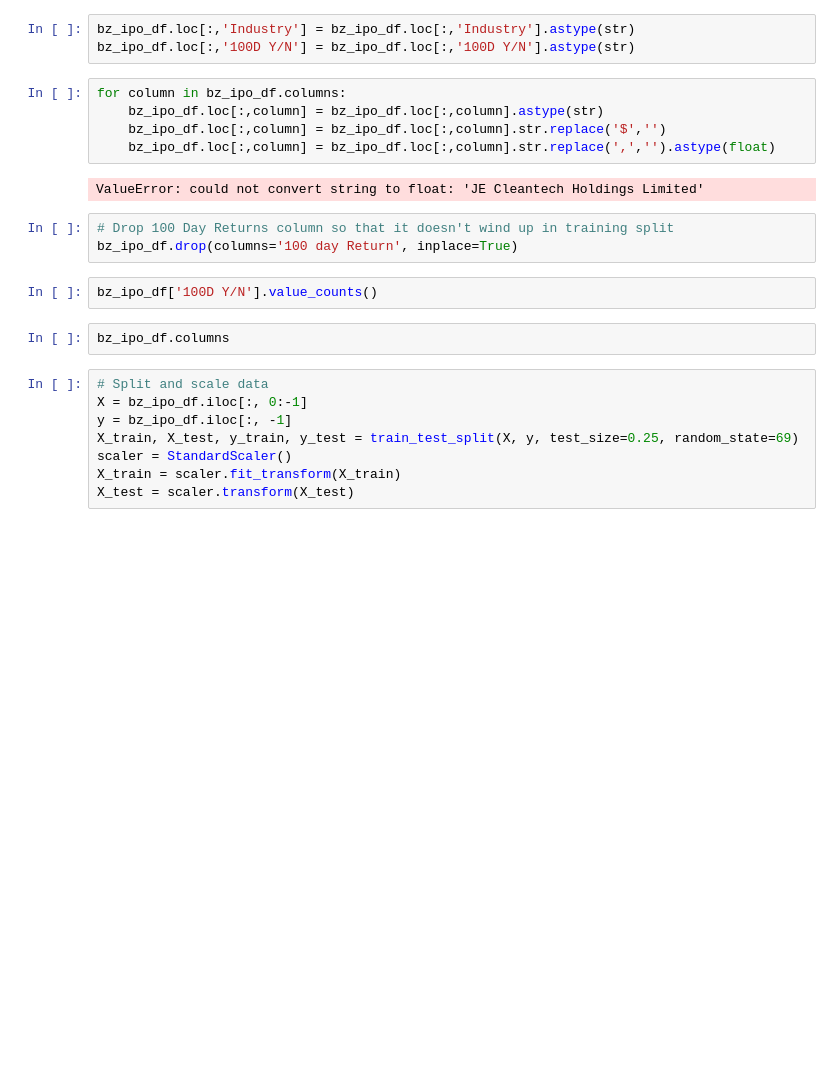
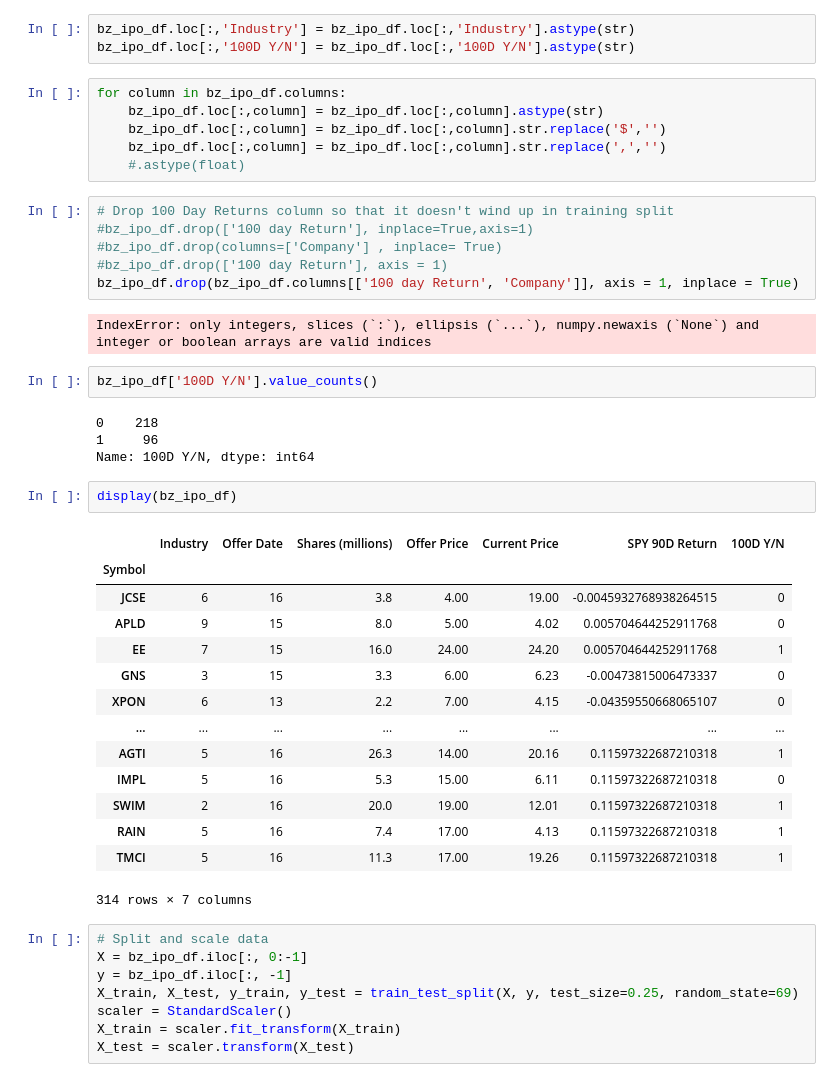
Before and after one commit to StrawhatRA/IPO_Learning, a Jupyter notebook: IPO-2.ipynb, the cells around one changed output. Saved outputs shown, nothing was run; the diff lists cells and outputs as text; blank space fills up the shorter version.

```diff
--- a/IPO-2.ipynb
+++ b/IPO-2.ipynb
@@ -270,16 +269,39 @@ bz_ipo_df.loc[:,'100D Y/N'] = bz_ipo_df.loc[:,'100D Y/N'].astype(str)
 for column in bz_ipo_df.columns:
     bz_ipo_df.loc[:,column] = bz_ipo_df.loc[:,column].astype(str)
     bz_ipo_df.loc[:,column] = bz_ipo_df.loc[:,column].str.replace('$','')
-    bz_ipo_df.loc[:,column] = bz_ipo_df.loc[:,column].str.replace(',','').astype(float)
+    bz_ipo_df.loc[:,column] = bz_ipo_df.loc[:,column].str.replace(',','')
+    #.astype(float)
-# %% [output]
-ValueError: could not convert string to float: 'JE Cleantech Holdings Limited'
 # %%
 # Drop 100 Day Returns column so that it doesn't wind up in training split
-bz_ipo_df.drop(columns='100 day Return', inplace=True)
+#bz_ipo_df.drop(['100 day Return'], inplace=True,axis=1)
+#bz_ipo_df.drop(columns=['Company'] , inplace= True)
+#bz_ipo_df.drop(['100 day Return'], axis = 1)
+bz_ipo_df.drop(bz_ipo_df.columns[['100 day Return', 'Company']], axis = 1, inplace = True)
+# %% [output]
+IndexError: only integers, slices (`:`), ellipsis (`...`), numpy.newaxis (`None`) and integer or boolean arrays are valid indices
 # %%
 bz_ipo_df['100D Y/N'].value_counts()
+# %% [output]
+0    218
+1     96
+Name: 100D Y/N, dtype: int64
-# %%
-bz_ipo_df.columns
+# %%
+display(bz_ipo_df)
+# %% [output]
+|  | Industry | Offer Date | Shares (millions) | Offer Price | Current Price | SPY 90D Return | 100D Y/N |
+| Symbol |  |  |  |  |  |  |  |
+| JCSE | 6 | 16 | 3.8 | 4.00 | 19.00 | -0.0045932768938264515 | 0 |
+| APLD | 9 | 15 | 8.0 | 5.00 | 4.02 | 0.005704644252911768 | 0 |
+| EE | 7 | 15 | 16.0 | 24.00 | 24.20 | 0.005704644252911768 | 1 |
+| GNS | 3 | 15 | 3.3 | 6.00 | 6.23 | -0.00473815006473337 | 0 |
+| XPON | 6 | 13 | 2.2 | 7.00 | 4.15 | -0.04359550668065107 | 0 |
+| ... | ... | ... | ... | ... | ... | ... | ... |
+| AGTI | 5 | 16 | 26.3 | 14.00 | 20.16 | 0.11597322687210318 | 1 |
+| IMPL | 5 | 16 | 5.3 | 15.00 | 6.11 | 0.11597322687210318 | 0 |
+| SWIM | 2 | 16 | 20.0 | 19.00 | 12.01 | 0.11597322687210318 | 1 |
+| RAIN | 5 | 16 | 7.4 | 17.00 | 4.13 | 0.11597322687210318 | 1 |
+| TMCI | 5 | 16 | 11.3 | 17.00 | 19.26 | 0.11597322687210318 | 1 |
+314 rows × 7 columns
 # %%
 # Split and scale data
 X = bz_ipo_df.iloc[:, 0:-1]
```
Also changed, not shown: parts of 5 cells of this notebook.
